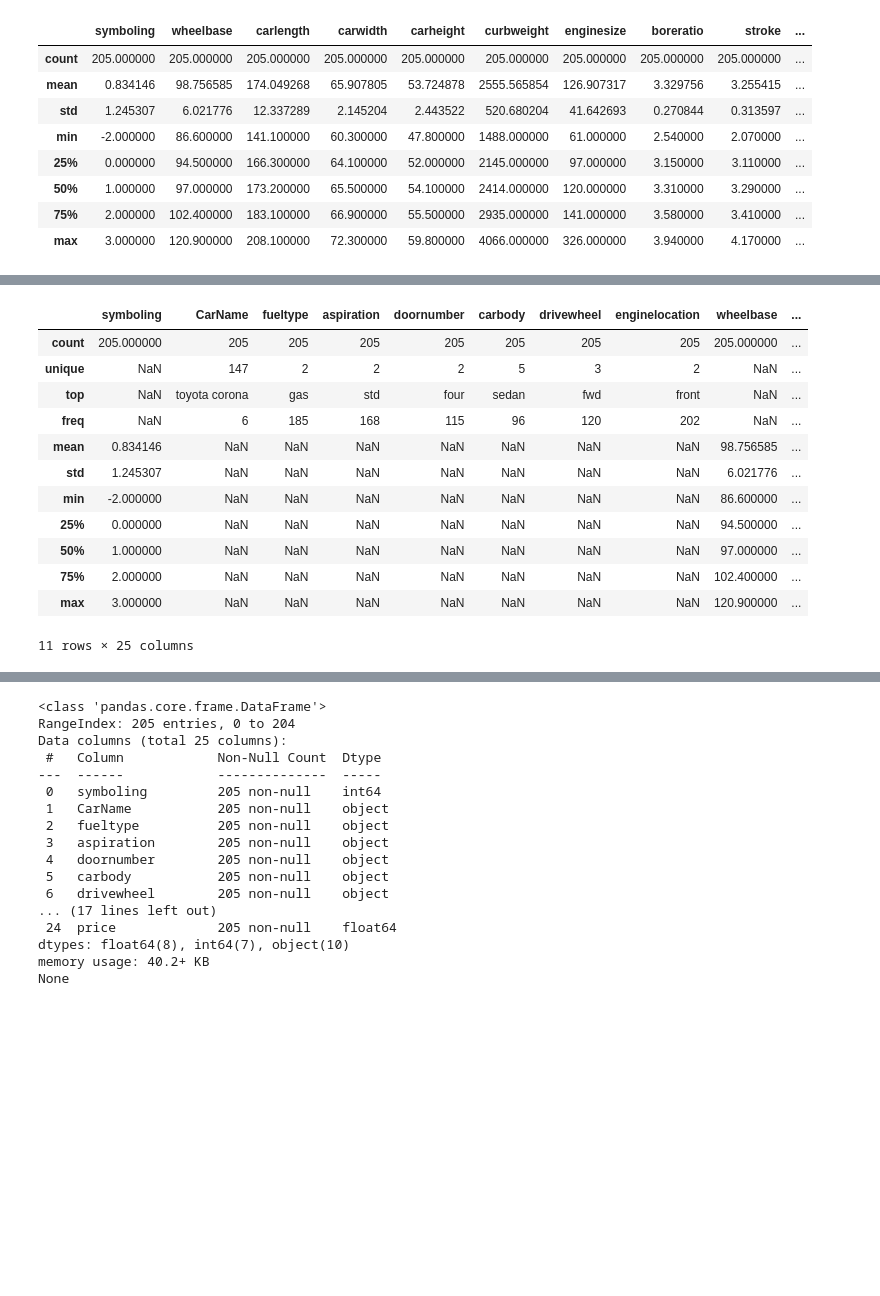
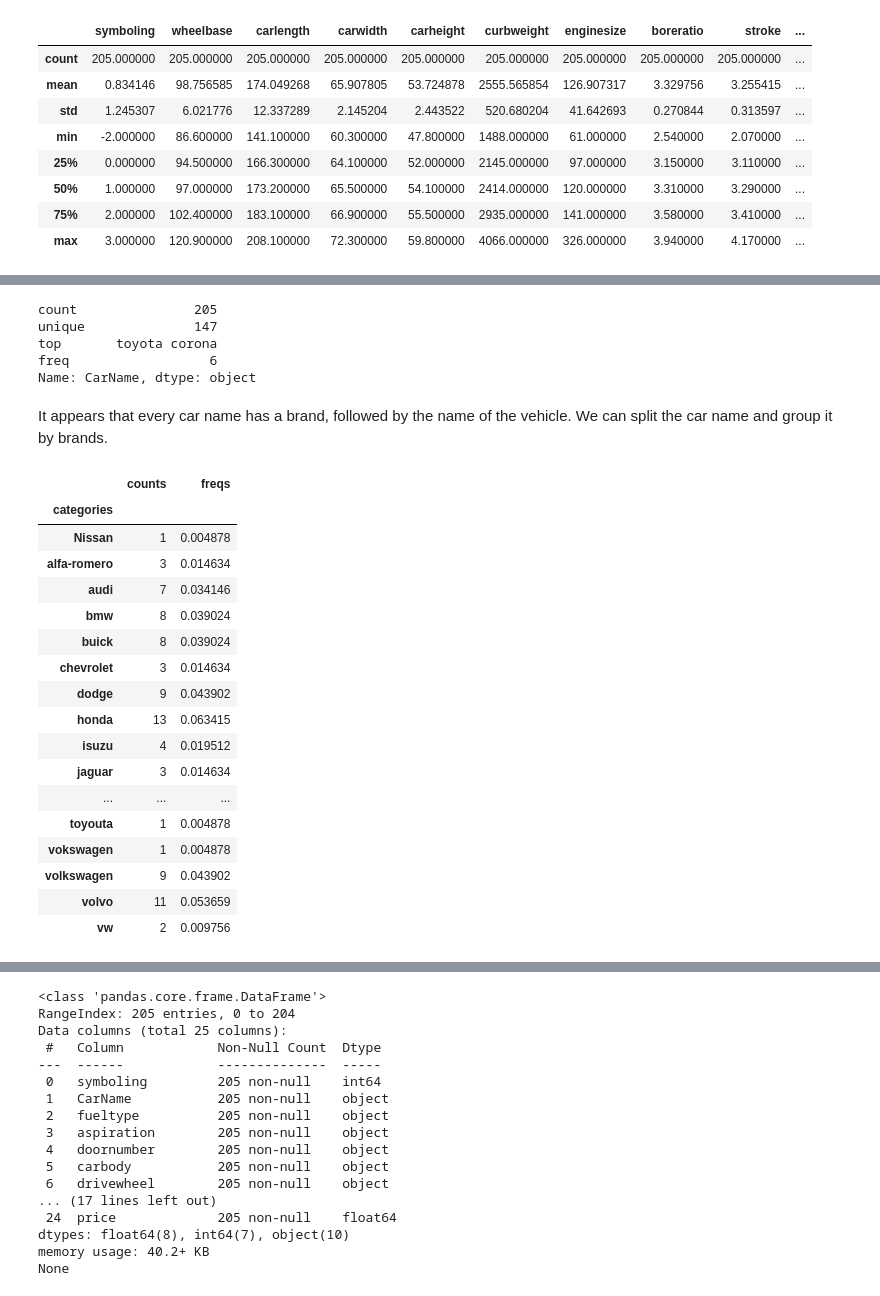
Before and after one commit to lojnys/data_science_project, a Jupyter notebook: car_pricing_assignment/car_price_linear_regression.ipynb, the cells around one changed output, grey strips where cells are left out. Drawn from its saved outputs; the diff is of its cells as text; code cells hidden in the pictures; blank space fills up the shorter version.

Commit message:
grouped 'CarName' by brands and corrected their spelling mistakes. In need of conducting a t-test to see if grouping by brand would affect the average prices by car

```diff
--- a/car_pricing_assignment/car_price_linear_regression.ipynb
+++ b/car_pricing_assignment/car_price_linear_regression.ipynb
@@ -96,16 +160,37 @@ df.describe()
 # %%
-df.describe(include='all')
+df['CarName'].describe()
 # %% [output]
-|  | symboling | CarName | fueltype | aspiration | doornumber | carbody | drivewheel | enginelocation | wheelbase | ... |
-| count | 205.000000 | 205 | 205 | 205 | 205 | 205 | 205 | 205 | 205.000000 | ... |
-| unique | NaN | 147 | 2 | 2 | 2 | 5 | 3 | 2 | NaN | ... |
-| top | NaN | toyota corona | gas | std | four | sedan | fwd | front | NaN | ... |
-| freq | NaN | 6 | 185 | 168 | 115 | 96 | 120 | 202 | NaN | ... |
-| mean | 0.834146 | NaN | NaN | NaN | NaN | NaN | NaN | NaN | 98.756585 | ... |
-| std | 1.245307 | NaN | NaN | NaN | NaN | NaN | NaN | NaN | 6.021776 | ... |
-| min | -2.000000 | NaN | NaN | NaN | NaN | NaN | NaN | NaN | 86.600000 | ... |
-| 25% | 0.000000 | NaN | NaN | NaN | NaN | NaN | NaN | NaN | 94.500000 | ... |
-| 50% | 1.000000 | NaN | NaN | NaN | NaN | NaN | NaN | NaN | 97.000000 | ... |
-| 75% | 2.000000 | NaN | NaN | NaN | NaN | NaN | NaN | NaN | 102.400000 | ... |
-| max | 3.000000 | NaN | NaN | NaN | NaN | NaN | NaN | NaN | 120.900000 | ... |
-11 rows × 25 columns
+count               205
+unique              147
+top       toyota corona
+freq                  6
+Name: CarName, dtype: object
+# %% [markdown]
+It appears that every car name has a brand, followed by the name of the vehicle. We can split the car name and group it by brands.
+# %%
+char_carName = df['CarName'].astype(str)
+
+new_carName = np.array([name.split(' ')[0] for name in char_carName])
+
+new_carName = pd.Categorical(new_carName)
+
+new_carName.describe()
+# %% [output]
+|  | counts | freqs |
+| categories |  |  |
+| Nissan | 1 | 0.004878 |
+| alfa-romero | 3 | 0.014634 |
+| audi | 7 | 0.034146 |
+| bmw | 8 | 0.039024 |
+| buick | 8 | 0.039024 |
+| chevrolet | 3 | 0.014634 |
+| dodge | 9 | 0.043902 |
+| honda | 13 | 0.063415 |
+| isuzu | 4 | 0.019512 |
+| jaguar | 3 | 0.014634 |
+| ... | ... | ... |
+| toyouta | 1 | 0.004878 |
+| vokswagen | 1 | 0.004878 |
+| volkswagen | 9 | 0.043902 |
+| volvo | 11 | 0.053659 |
+| vw | 2 | 0.009756 |
```
Also changed, not shown: parts of 12 cells of this notebook.
